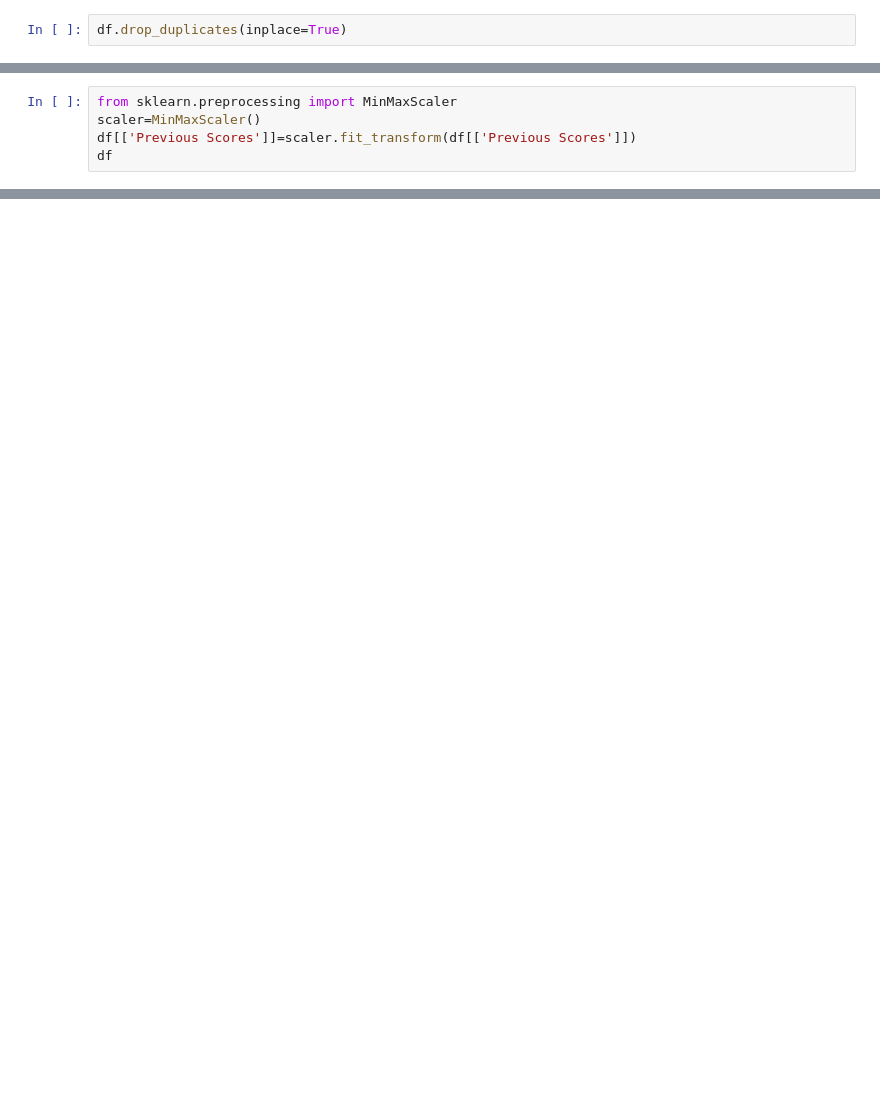
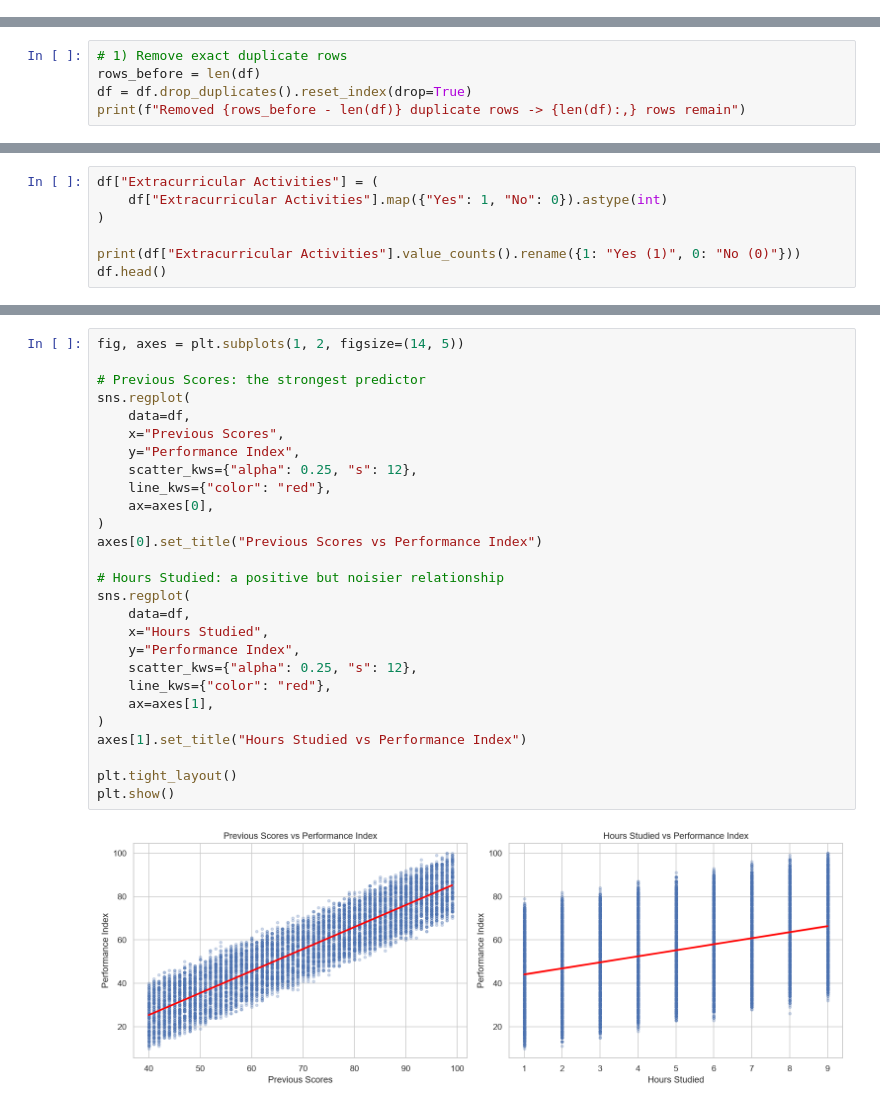
Before and after one commit to ahmednasrai/NTI_Final_Project_ML, a Jupyter notebook: Student_performance.ipynb, the cells around one changed output, grey strips where cells are left out. Saved outputs shown, nothing was run; the diff lists cells and outputs as text; blank space fills up the shorter version.

```diff
--- a/Student_performance.ipynb
+++ b/Student_performance.ipynb
@@ -98,2 +112,0 @@ df.duplicated().sum()
-# %%
-df.drop_duplicates(inplace=True)
@@ -137,5 +112,0 @@ plt.show()
-# %%
-from sklearn.preprocessing import MinMaxScaler
-scaler=MinMaxScaler()
-df[['Previous Scores']]=scaler.fit_transform(df[['Previous Scores']])
-df
@@ -528,0 +154,5 @@ This share link is temporary and will last for up to 1 week (best effort). For f
+# %%
+# 1) Remove exact duplicate rows
+rows_before = len(df)
+df = df.drop_duplicates().reset_index(drop=True)
+print(f"Removed {rows_before - len(df)} duplicate rows -> {len(df):,} rows remain")
@@ -528,0 +188,7 @@ This share link is temporary and will last for up to 1 week (best effort). For f
+# %%
+df["Extracurricular Activities"] = (
+    df["Extracurricular Activities"].map({"Yes": 1, "No": 0}).astype(int)
+)
+
+print(df["Extracurricular Activities"].value_counts().rename({1: "Yes (1)", 0: "No (0)"}))
+df.head()
@@ -528,0 +276,29 @@ This share link is temporary and will last for up to 1 week (best effort). For f
+# %%
+fig, axes = plt.subplots(1, 2, figsize=(14, 5))
+
+# Previous Scores: the strongest predictor
+sns.regplot(
+    data=df,
+    x="Previous Scores",
+    y="Performance Index",
+    scatter_kws={"alpha": 0.25, "s": 12},
+    line_kws={"color": "red"},
+    ax=axes[0],
+)
+axes[0].set_title("Previous Scores vs Performance Index")
+
+# Hours Studied: a positive but noisier relationship
+sns.regplot(
+    data=df,
+    x="Hours Studied",
+    y="Performance Index",
+    scatter_kws={"alpha": 0.25, "s": 12},
+    line_kws={"color": "red"},
+    ax=axes[1],
+)
+axes[1].set_title("Hours Studied vs Performance Index")
+
+plt.tight_layout()
+plt.show()
+# %% [output]
+[figure, added]
```
Also changed, not shown: parts of 96 cells of this notebook, 1 other file.
